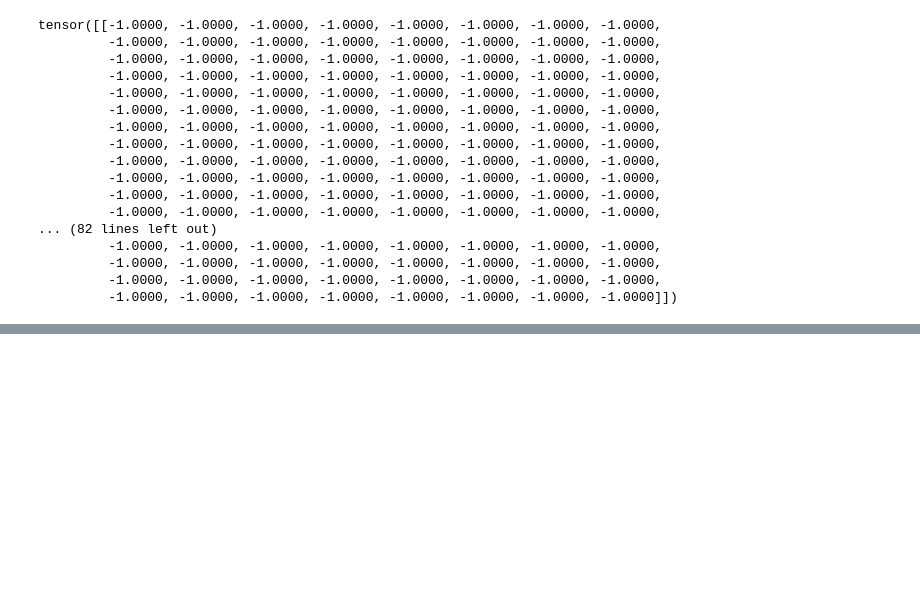
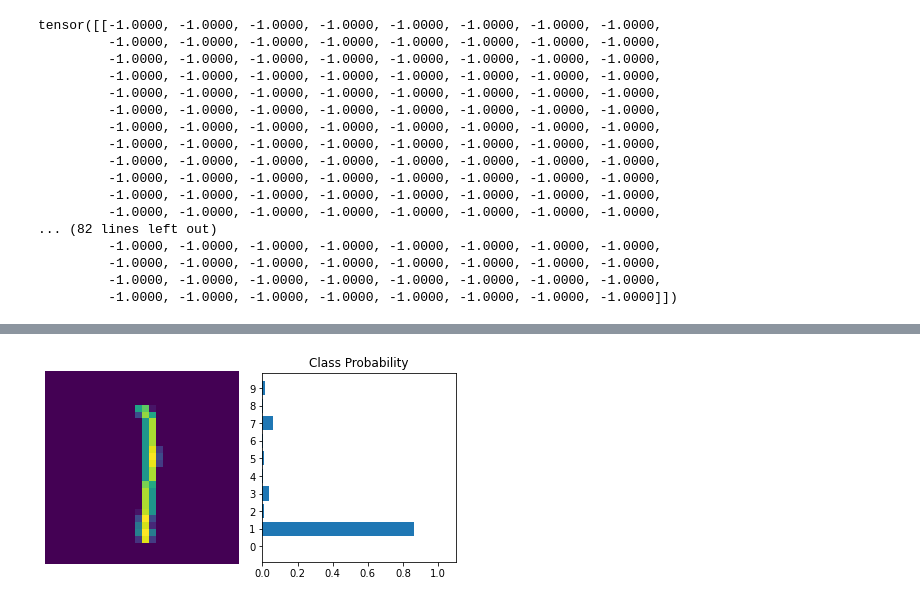
Before and after one commit to GabrielG16/Cursos, a Jupyter notebook: NeuralNetworks/Untitled.ipynb, the cells around one changed output, grey strips where cells are left out. Cells and saved outputs as stored; diff of their text form; code cells hidden in the pictures; blank space fills up the shorter version.

Commit message:
Training MNIST

```diff
--- a/NeuralNetworks/Untitled.ipynb
+++ b/NeuralNetworks/Untitled.ipynb
@@ -251,0 +333,29 @@ tensor([[-1.0000, -1.0000, -1.0000, -1.0000, -1.0000, -1.0000, -1.0000, -1.0000,
+# %%
+model = nn.Sequential(nn.Linear(784, 128),
+                      nn.ReLU(),
+                      nn.Linear(128, 64),
+                      nn.ReLU(),
+                      nn.Linear(64, 10),
+                      nn.LogSoftmax(dim=1))
+
+criterion = nn.NLLLoss()
+optimizer = optim.SGD(model.parameters(), lr=0.003)
+
+epochs = 5
+for e in range(epochs):
+    running_loss = 0
+    for images, labels in trainloader:
+        optimizer.zero_grad()
+        # Flatten MNIST images into a 784 long vector
+        images = images.view(images.shape[0], -1)
+
+        # TODO: Training pass
+        output = model(images)
+        loss = criterion(output, labels)
+        loss.backward()
+        optimizer.step()
+
+
+        running_loss += loss.item()
+    else:
+        print(f"Training loss: {running_loss/len(trainloader)}")
@@ -251,0 +368,17 @@ tensor([[-1.0000, -1.0000, -1.0000, -1.0000, -1.0000, -1.0000, -1.0000, -1.0000,
+# %%
+%matplotlib inline
+import helper
+
+dataiter = iter(trainloader)
+images, labels = next(dataiter)
+
+img = images[25].view(1, 784)
+# Turn off gradients to speed up this part
+with torch.no_grad():
+    logps = model(img)
+
+# Output of the network are log-probabilities, need to take exponential for probabilities
+ps = torch.exp(logps)
+helper.view_classify(img.view(1, 28, 28), ps)
+# %% [output]
+[figure, added]
```
Also changed, not shown: parts of 17 cells of this notebook, 1 other file.
